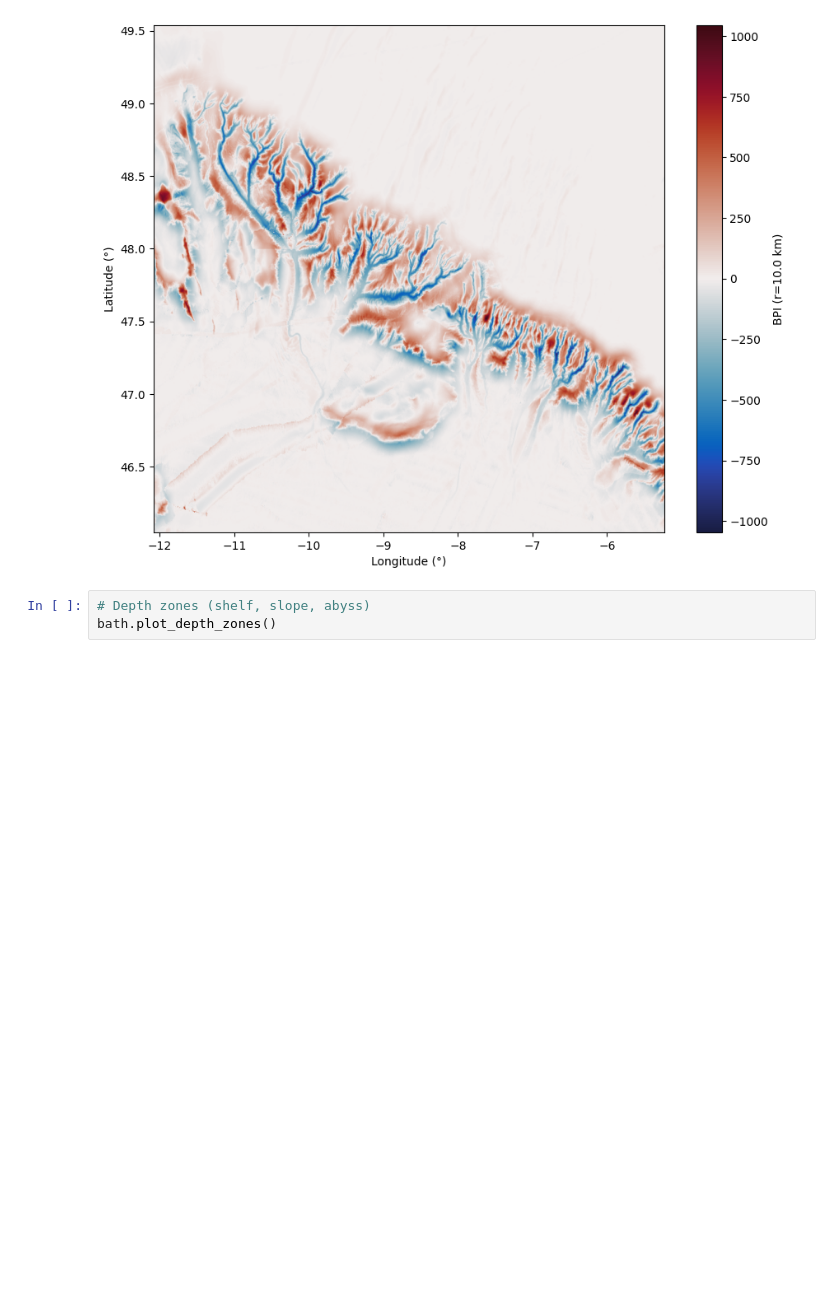
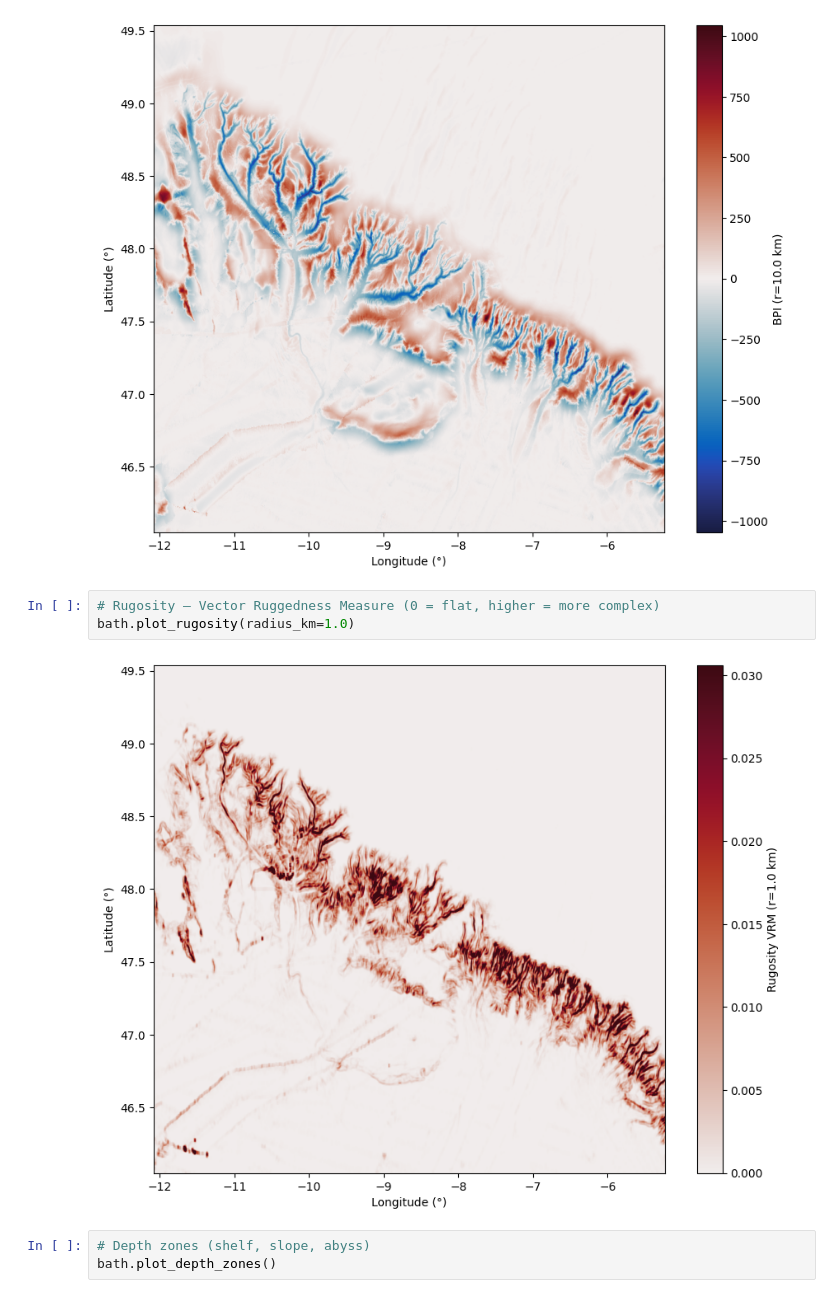
Before and after one commit to eslrgs/bathy, a Jupyter notebook: notebooks/basic_usage.ipynb, the cells around one changed output. Saved outputs shown, nothing was run; the diff lists cells and outputs as text; blank space fills up the shorter version.

Commit message:
add rugosity method

```diff
--- a/notebooks/basic_usage.ipynb
+++ b/notebooks/basic_usage.ipynb
@@ -69,6 +71,11 @@ bath.plot_slope()
 bath.plot_bpi(radius_km=10.0)
 # %% [output]
 [figure]
+# %%
+# Rugosity — Vector Ruggedness Measure (0 = flat, higher = more complex)
+bath.plot_rugosity(radius_km=1.0)
+# %% [output]
+[figure, added]
 # %%
 # Depth zones (shelf, slope, abyss)
 bath.plot_depth_zones()
```
Also changed, not shown: parts of 1 cell of this notebook, 5 other files.
